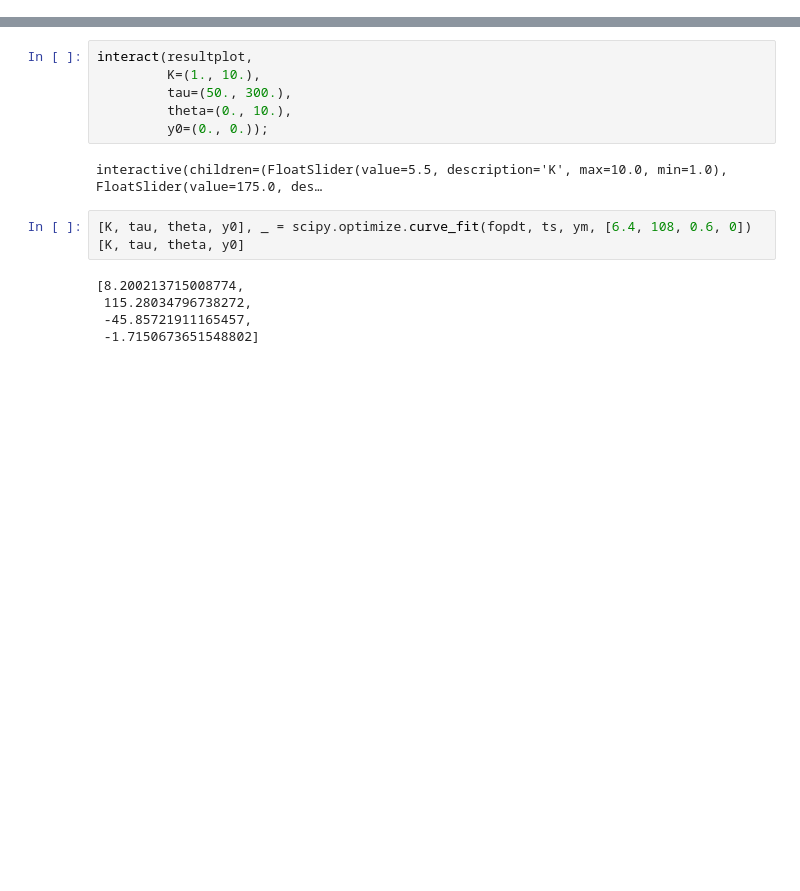
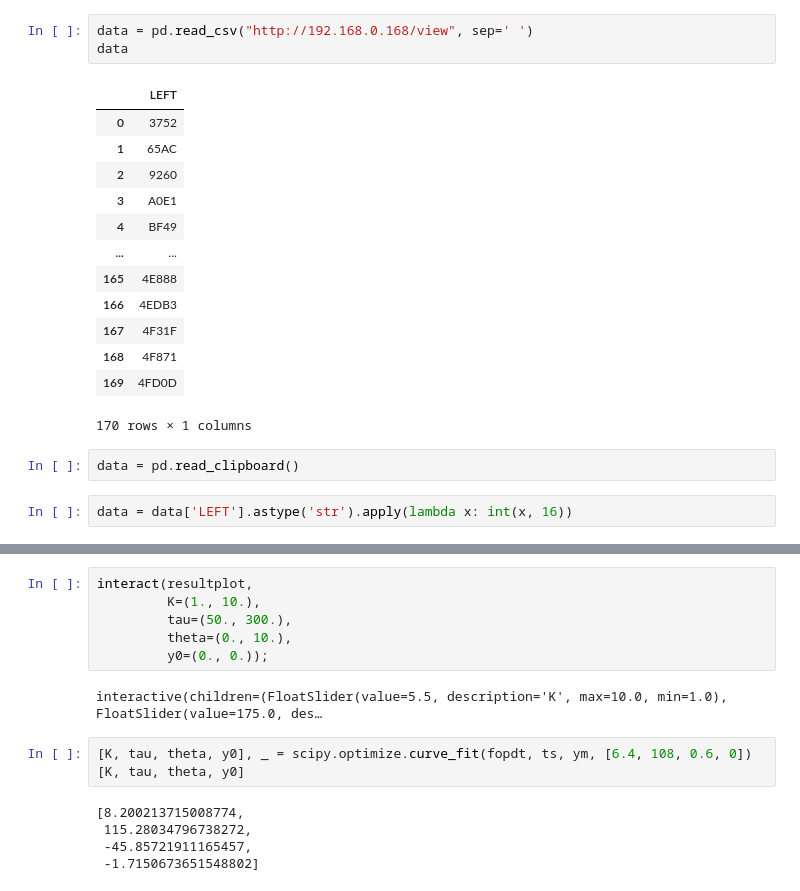
Before and after one commit to Vini-002/feed-Forward-test, a Jupyter notebook: processing.ipynb, the cells around one changed output, grey strips where cells are left out. Saved outputs shown, nothing was run; the diff lists cells and outputs as text; blank space fills up the shorter version.

```diff
--- a/processing.ipynb
+++ b/processing.ipynb
@@ -27,0 +11,21 @@ data
+# %%
+data = pd.read_csv("http://192.168.0.168/view", sep=' ')
+data
+# %% [output]
+|  | LEFT |
+| 0 | 3752 |
+| 1 | 65AC |
+| 2 | 9260 |
+| 3 | A0E1 |
+| 4 | BF49 |
+| ... | ... |
+| 165 | 4E888 |
+| 166 | 4EDB3 |
+| 167 | 4F31F |
+| 168 | 4F871 |
+| 169 | 4FD0D |
+170 rows × 1 columns
+# %%
+data = pd.read_clipboard()
+# %%
+data = data['LEFT'].astype('str').apply(lambda x: int(x, 16))
```
Also changed, not shown: parts of 12 cells of this notebook, 5 other files.
